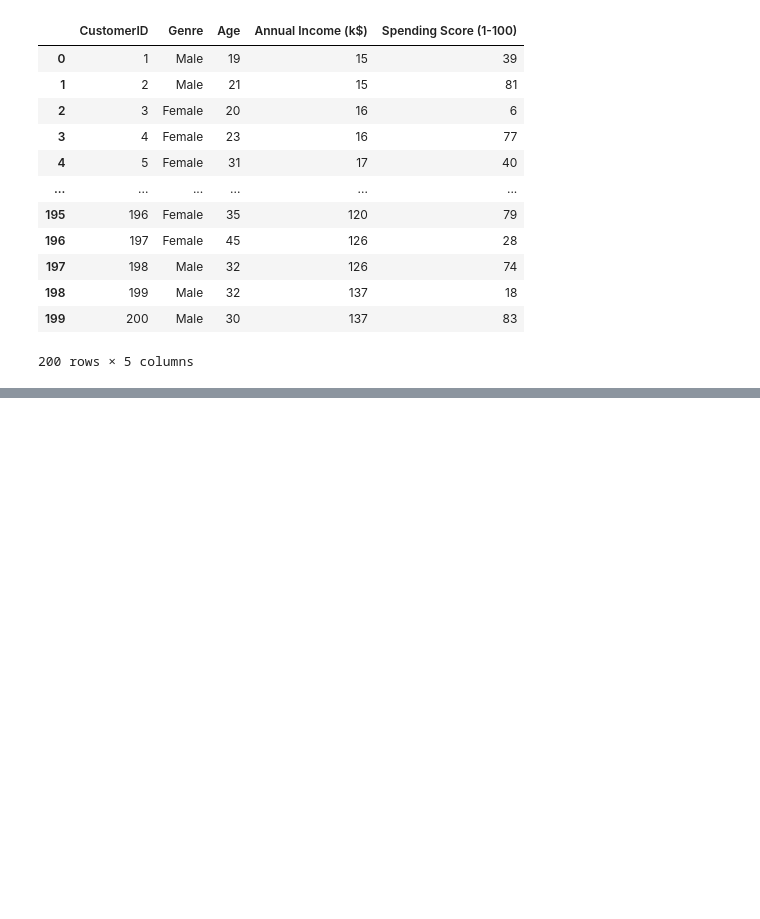
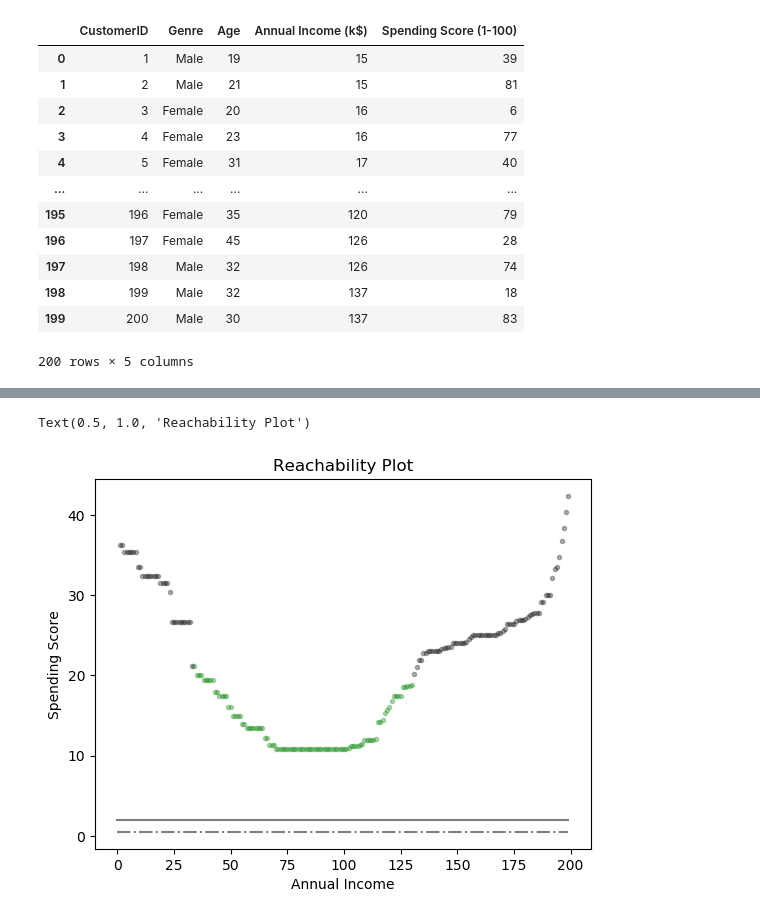
Before and after one commit to Sathya2119/Assignment_clustering, a Jupyter notebook: 1.Optics_cluster.ipynb, the cells around one changed output, grey strips where cells are left out. Drawn from its saved outputs; the diff is of its cells as text; code cells hidden in the pictures; blank space fills up the shorter version.

```diff
--- a/1.Optics_cluster.ipynb
+++ b/1.Optics_cluster.ipynb
@@ -34 +65,5 @@ OPTICS(algorithm='auto', cluster_method='xi', eps=None, leaf_size=30,
+# %%
+space = np.arange(len(X))
+reachability = opt.reachability_[opt.ordering_]
+labels = opt.labels_[opt.ordering_]
 # %%
@@ -48,0 +104,16 @@ array([-1,  5,  8,  5, -1,  5,  8, -1,  8,  5,  8, -1,  8,  5,  8,  5,  0,
+# %%
+# Reachability plot
+colors = ["g.", "r.", "b.", "y.", "c."]
+for klass, color in zip(range(0, 5), colors):
+    Xk = space[labels == klass]
+    Rk = reachability[labels == klass]
+    plt.plot(Xk, Rk, color, alpha=0.3)
+plt.plot(space[labels == -1], reachability[labels == -1], "k.", alpha=0.3)
+plt.plot(space, np.full_like(space, 2.0, dtype=float), "k-", alpha=0.5)
+plt.plot(space, np.full_like(space, 0.5, dtype=float), "k-.", alpha=0.5)
+plt.xlabel("Annual Income")
+plt.ylabel("Spending Score")
+plt.title("Reachability Plot")
+# %% [output]
+Text(0.5, 1.0, 'Reachability Plot')
+[figure, added]
```
Also changed, not shown: parts of 11 cells of this notebook, 1 other file.
